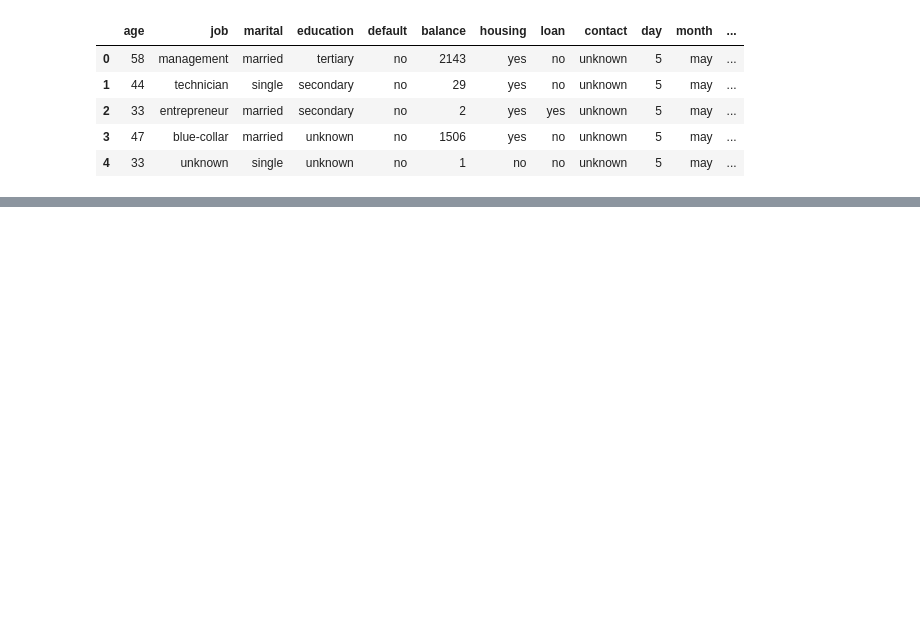
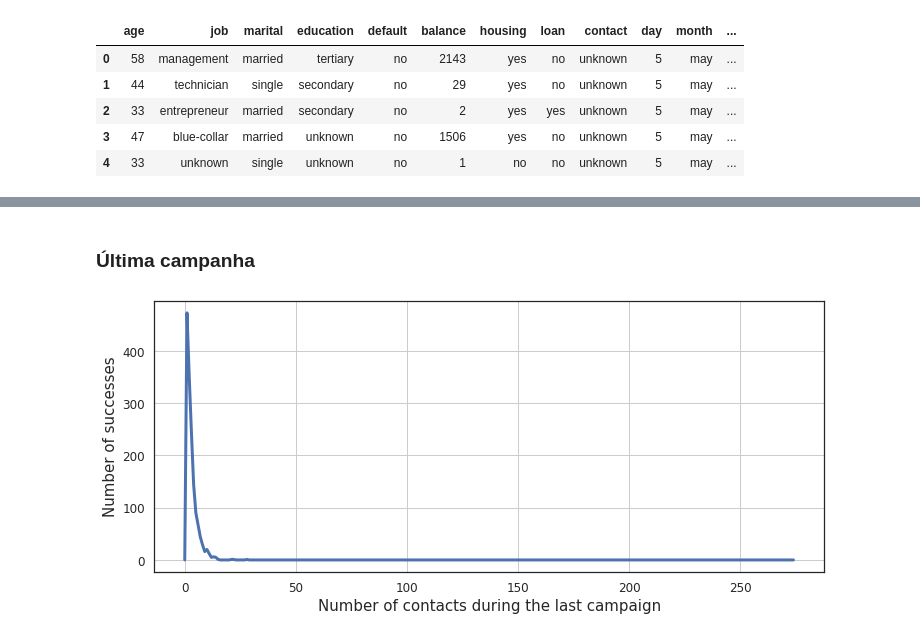
Before and after one commit to BrunoRoth95/bank_marketing, a Jupyter notebook: bank_case.ipynb, the cells around one changed output, grey strips where cells are left out. Cells and saved outputs as stored; diff of their text form; code cells hidden in the pictures; blank space fills up the shorter version.

```diff
--- a/bank_case.ipynb
+++ b/bank_case.ipynb
@@ -125,0 +151,15 @@ plt.yticks(fontsize=12)
+# %% [markdown]
+### Última campanha
+# %%
+plt.figure(figsize=(12,5))
+success = {}
+for num in range(0,df['previous'].max()):
+    success[num] = sum(df[df['previous'] == num]['poutcome'] == 'success')
+plt.plot(list(success.keys()),list(success.values()),linewidth=3)
+plt.xlabel('Number of contacts during the last campaign', fontsize=15)
+plt.ylabel('Number of successes', fontsize=15)
+plt.xticks(fontsize=12)
+plt.yticks(fontsize=12)
+plt.grid()
+# %% [output]
+[figure, added]
```
Also changed, not shown: parts of 26 cells of this notebook.
